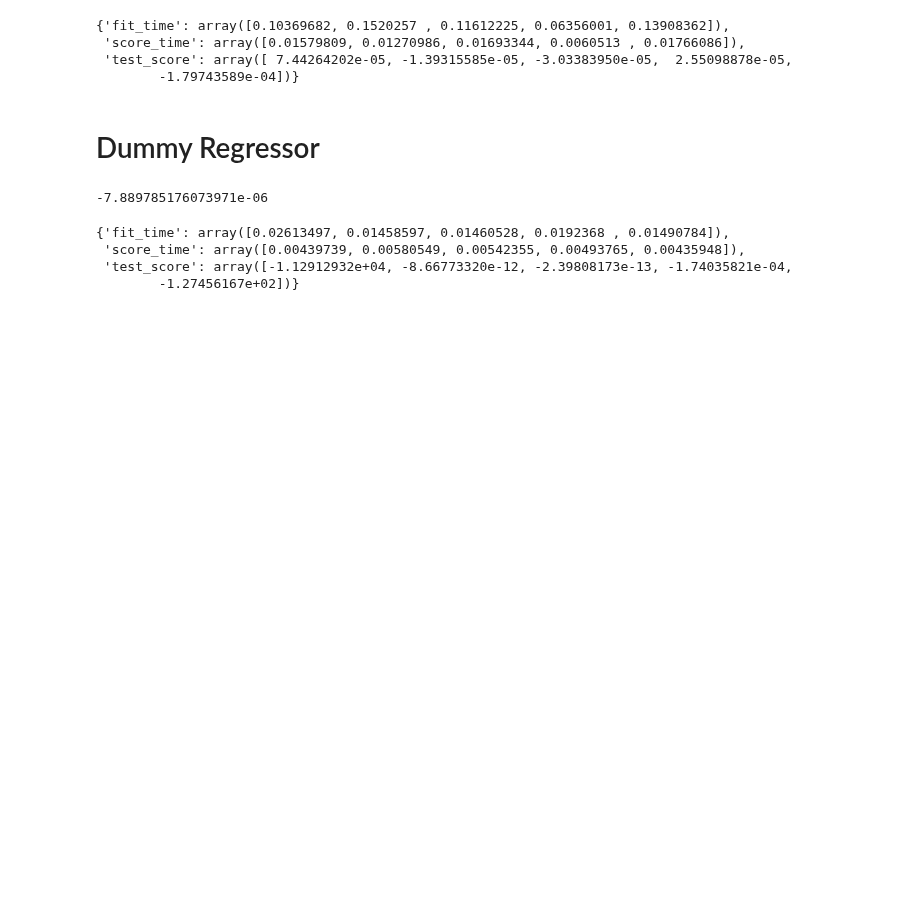
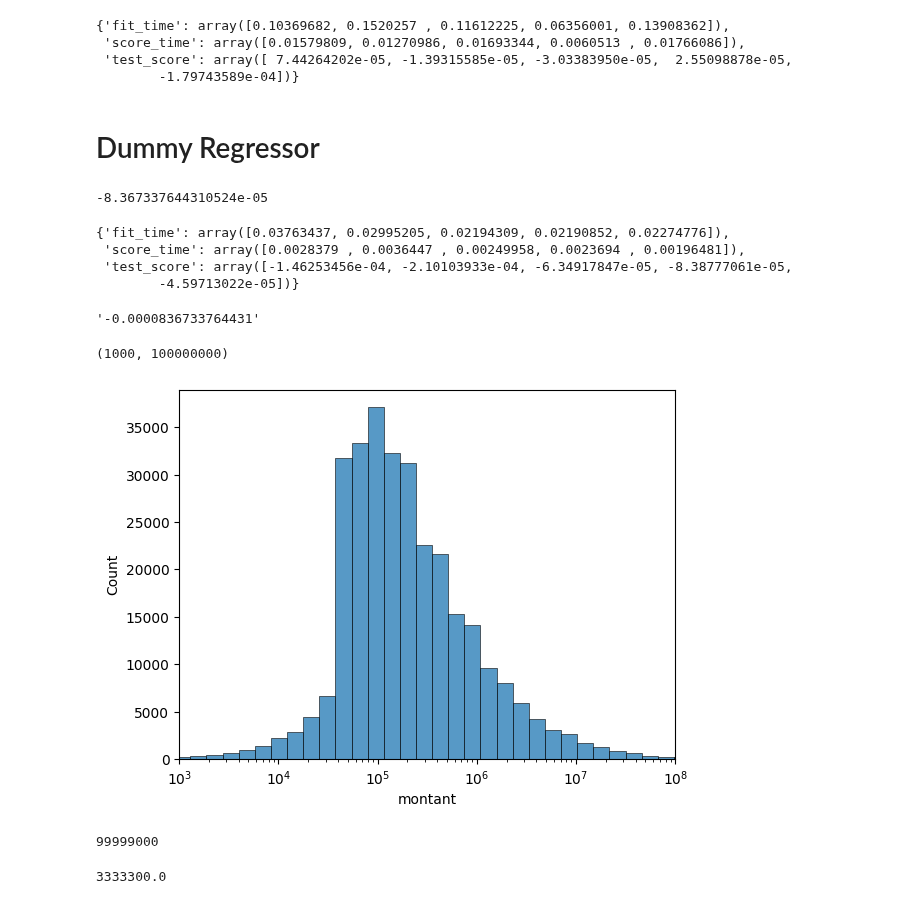
Before and after one commit to RonanB400/decp_ml, a Jupyter notebook: notebooks/JH_exploration.ipynb, the cells around one changed output. Cells and saved outputs as stored; diff of their text form; code cells hidden in the pictures; blank space fills up the shorter version.

Commit message:
dummy model

```diff
--- a/notebooks/JH_exploration.ipynb
+++ b/notebooks/JH_exploration.ipynb
@@ -398,16 +402,34 @@ cv_results_no
 # %%
 from sklearn.dummy import DummyRegressor
 
-dummy = DummyRegressor()
+dummy = DummyRegressor(strategy='median')
 dummy.fit(X_no_train, y_no_train)
 dummy.score(X_no_test, y_no_test)
 # %% [output]
--7.889785176073971e-06
+-8.367337644310524e-05
 # %%
-cv_results_dummy = cross_validate(dummy, X_no_test, y_no_test, cv=5)
+cv_results_dummy = cross_validate(dummy, X_no_train, y_no_train, cv=5)
 cv_results_dummy
 # %% [output]
-{'fit_time': array([0.02613497, 0.01458597, 0.01460528, 0.0192368 , 0.01490784]),
- 'score_time': array([0.00439739, 0.00580549, 0.00542355, 0.00493765, 0.00435948]),
- 'test_score': array([-1.12912932e+04, -8.66773320e-12, -2.39808173e-13, -1.74035821e-04,
-        -1.27456167e+02])}
+{'fit_time': array([0.03763437, 0.02995205, 0.02194309, 0.02190852, 0.02274776]),
+ 'score_time': array([0.0028379 , 0.0036447 , 0.00249958, 0.0023694 , 0.00196481]),
+ 'test_score': array([-1.46253456e-04, -2.10103933e-04, -6.34917847e-05, -8.38777061e-05,
+        -4.59713022e-05])}
+# %%
+"%.16f" % float("-8.367337644310524e-05")
+# %% [output]
+'-0.0000836733764431'
+# %%
+ax = sns.histplot(data_no['montant'], log_scale=True, bins=80)
+ax.set_xlim(1000, 100000000)
+# %% [output]
+(1000, 100000000)
+[figure, added]
+# %%
+100000000 - 1000
+# %% [output]
+99999000
+# %%
+99999000 / 30
+# %% [output]
+3333300.0
```
Also changed, not shown: parts of 1 cell of this notebook.
